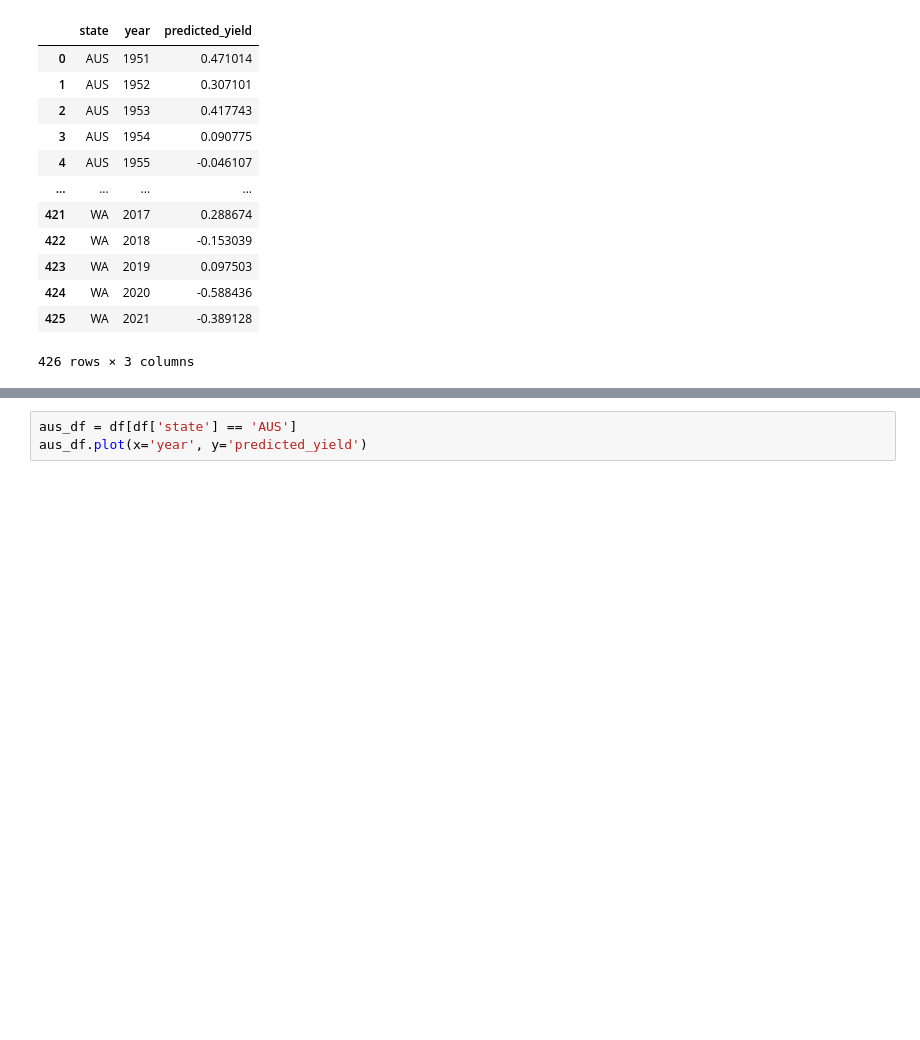
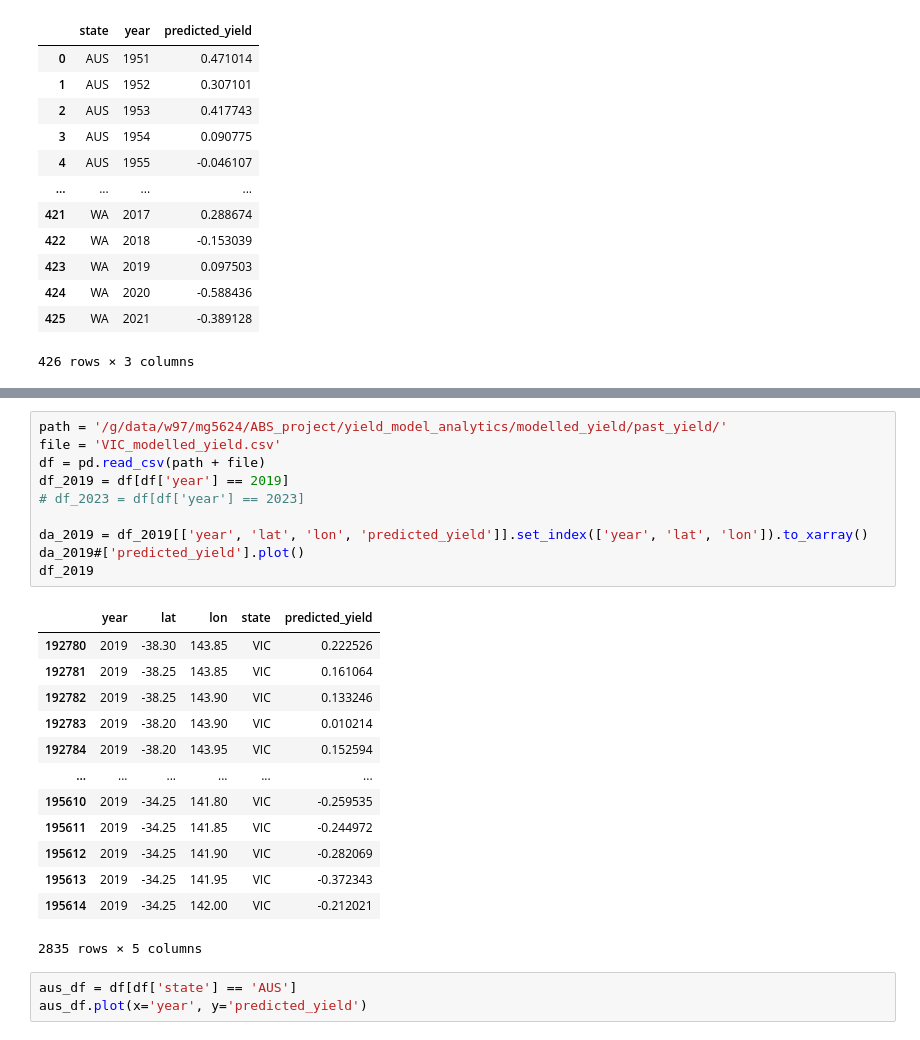
Before and after one commit to MattGrant1998/aus_wheat_yield, a Jupyter notebook: yield_predictions/test.ipynb, the cells around one changed output, grey strips where cells are left out. Drawn from its saved outputs; the diff is of its cells as text; blank space fills up the shorter version.

```diff
--- a/yield_predictions/test.ipynb
+++ b/yield_predictions/test.ipynb
@@ -22,3 +54,27 @@ df
+# %%
+path = '/g/data/w97/mg5624/ABS_project/yield_model_analytics/modelled_yield/past_yield/'
+file = 'VIC_modelled_yield.csv'
+df = pd.read_csv(path + file)
+df_2019 = df[df['year'] == 2019]
+# df_2023 = df[df['year'] == 2023]
+
+da_2019 = df_2019[['year', 'lat', 'lon', 'predicted_yield']].set_index(['year', 'lat', 'lon']).to_xarray()
+da_2019#['predicted_yield'].plot()
+df_2019
+# %% [output]
+|  | year | lat | lon | state | predicted_yield |
+| 192780 | 2019 | -38.30 | 143.85 | VIC | 0.222526 |
+| 192781 | 2019 | -38.25 | 143.85 | VIC | 0.161064 |
+| 192782 | 2019 | -38.25 | 143.90 | VIC | 0.133246 |
+| 192783 | 2019 | -38.20 | 143.90 | VIC | 0.010214 |
+| 192784 | 2019 | -38.20 | 143.95 | VIC | 0.152594 |
+| ... | ... | ... | ... | ... | ... |
+| 195610 | 2019 | -34.25 | 141.80 | VIC | -0.259535 |
+| 195611 | 2019 | -34.25 | 141.85 | VIC | -0.244972 |
+| 195612 | 2019 | -34.25 | 141.90 | VIC | -0.282069 |
+| 195613 | 2019 | -34.25 | 141.95 | VIC | -0.372343 |
+| 195614 | 2019 | -34.25 | 142.00 | VIC | -0.212021 |
+2835 rows × 5 columns
 # %%
 aus_df = df[df['state'] == 'AUS']
 aus_df.plot(x='year', y='predicted_yield')
```
Also changed, not shown: parts of 2 cells of this notebook, 5 other files.
